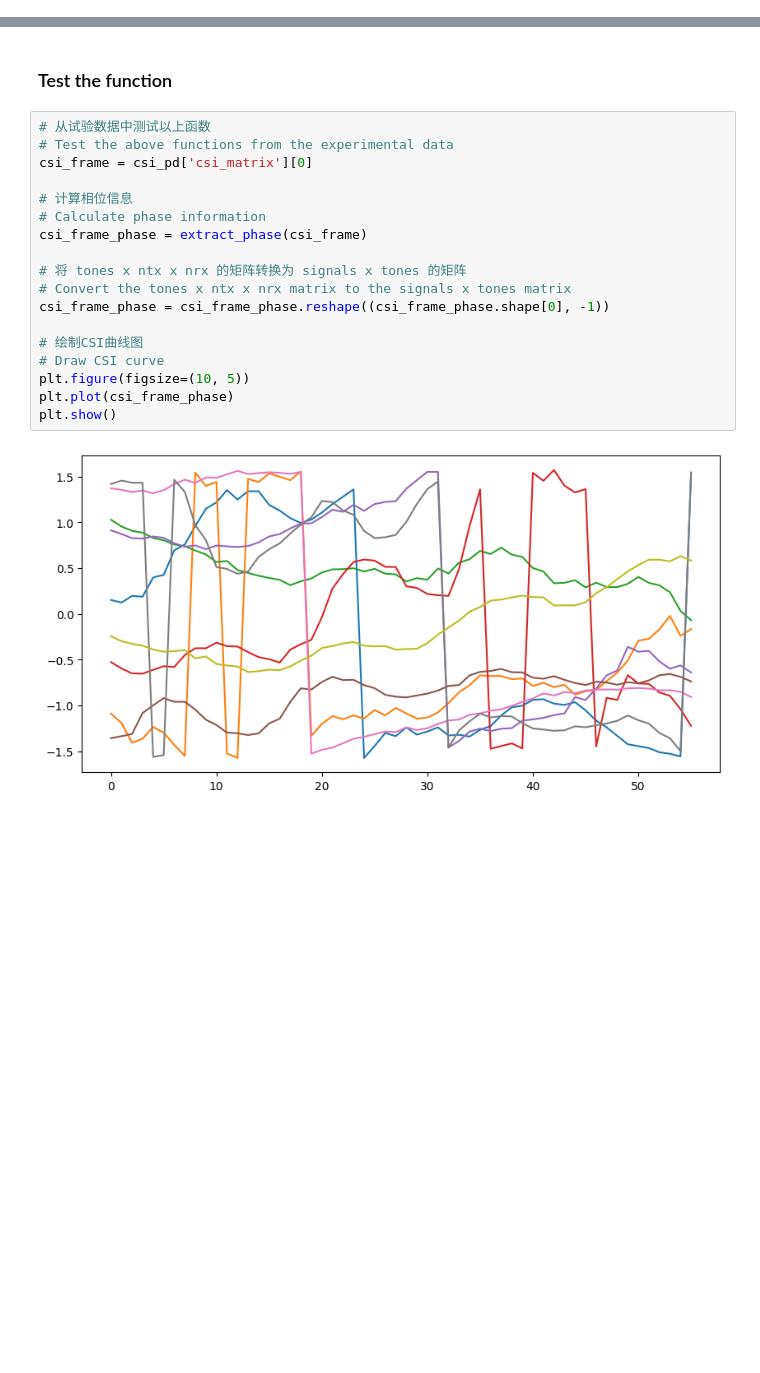
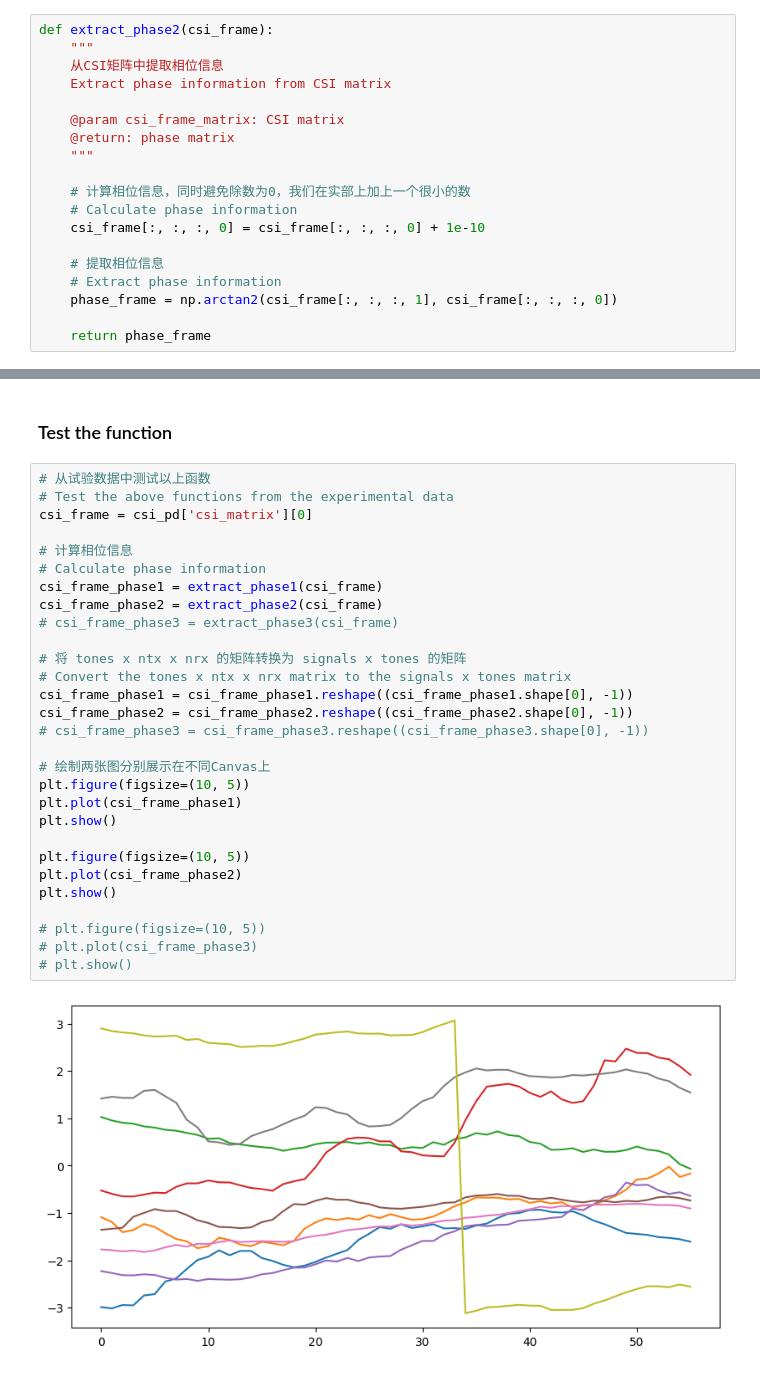
Before and after one commit to zyh1994/DensityDetectionViaCSI, a Jupyter notebook: 4.CSIAnalyzing/test.ipynb, the cells around one changed output, grey strips where cells are left out. Saved outputs shown, nothing was run; the diff lists cells and outputs as text; blank space fills up the shorter version.

```diff
--- a/4.CSIAnalyzing/test.ipynb
+++ b/4.CSIAnalyzing/test.ipynb
@@ -234 +253,20 @@ $$\theta = \arctan{\frac{b}{a}}$$
+# %%
+def extract_phase2(csi_frame):
+    """
+    从CSI矩阵中提取相位信息
+    Extract phase information from CSI matrix
+
+    @param csi_frame_matrix: CSI matrix
+    @return: phase matrix
+    """
+
+    # 计算相位信息，同时避免除数为0，我们在实部上加上一个很小的数
+    # Calculate phase information
+    csi_frame[:, :, :, 0] = csi_frame[:, :, :, 0] + 1e-10
+
+    # 提取相位信息
+    # Extract phase information
+    phase_frame = np.arctan2(csi_frame[:, :, :, 1], csi_frame[:, :, :, 0])
+
+    return phase_frame
 # %%
@@ -255,20 +293,31 @@ def extract_phase(csi_frame):
 # %%
 # 从试验数据中测试以上函数
 # Test the above functions from the experimental data
 csi_frame = csi_pd['csi_matrix'][0]
 
 # 计算相位信息
 # Calculate phase information
-csi_frame_phase = extract_phase(csi_frame)
+csi_frame_phase1 = extract_phase1(csi_frame)
+csi_frame_phase2 = extract_phase2(csi_frame)
+# csi_frame_phase3 = extract_phase3(csi_frame)
 
 # 将 tones x ntx x nrx 的矩阵转换为 signals x tones 的矩阵
 # Convert the tones x ntx x nrx matrix to the signals x tones matrix
-csi_frame_phase = csi_frame_phase.reshape((csi_frame_phase.shape[0], -1))
+csi_frame_phase1 = csi_frame_phase1.reshape((csi_frame_phase1.shape[0], -1))
+csi_frame_phase2 = csi_frame_phase2.reshape((csi_frame_phase2.shape[0], -1))
+# csi_frame_phase3 = csi_frame_phase3.reshape((csi_frame_phase3.shape[0], -1))
 
-# 绘制CSI曲线图
-# Draw CSI curve
+# 绘制两张图分别展示在不同Canvas上
 plt.figure(figsize=(10, 5))
-plt.plot(csi_frame_phase)
+plt.plot(csi_frame_phase1)
 plt.show()
+
+plt.figure(figsize=(10, 5))
+plt.plot(csi_frame_phase2)
+plt.show()
+
+# plt.figure(figsize=(10, 5))
+# plt.plot(csi_frame_phase3)
+# plt.show()
 # %% [output]
-[figure, old version]
+[figure, new version]
```
Also changed, not shown: parts of 8 cells of this notebook, 1 other file.
